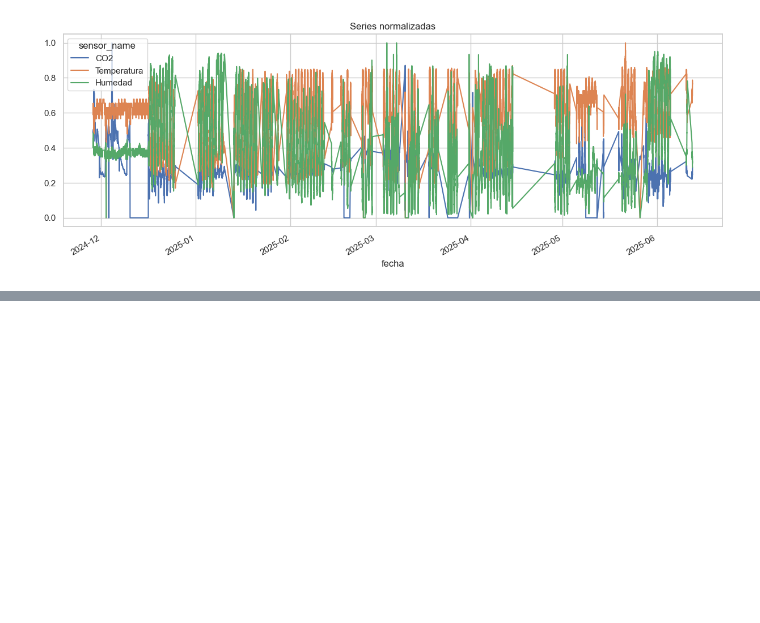
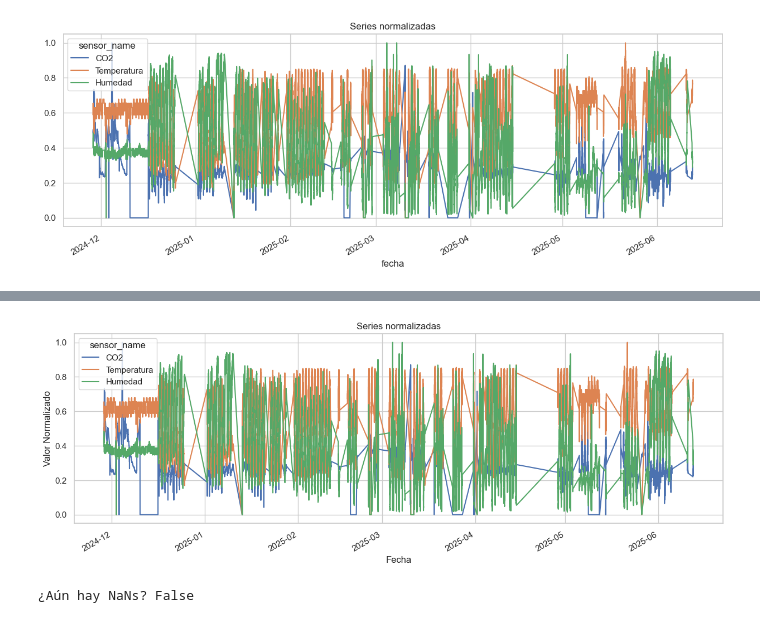
Before and after one commit to JoaquinCar/ScikitLearn_MachineLearning, a Jupyter notebook: estacion1/EDA.ipynb, the cells around one changed output, grey strips where cells are left out. Drawn from its saved outputs; the diff is of its cells as text; code cells hidden in the pictures; blank space fills up the shorter version.

Commit message:
analisis completado y normalizacion de los datos completa entre 0 y 1

```diff
--- a/estacion1/EDA.ipynb
+++ b/estacion1/EDA.ipynb
@@ -319,3 +341,22 @@ df_normalizado[['CO2', 'Temperatura', 'Humedad']].plot(figsize=(15, 5), title='S
 # %% [output]
 <Axes: title={'center': 'Series normalizadas'}, xlabel='fecha'>
 [figure]
+# %%
+from sklearn.preprocessing import MinMaxScaler
+import pandas as pd
+
+# Verifica que el índice sea datetime si aún no lo es
+df_pivot.index = pd.to_datetime(df_pivot.index)
+
+# Inicializar el escalador
+scaler = MinMaxScaler()
+
+# Aplicar el escalado por columna (sensor)
+df_normalizado = pd.DataFrame(
+    scaler.fit_transform(df_pivot),
+    columns=df_pivot.columns,
+    index=df_pivot.index
+)
+
+print("Datos normalizados (rango [0, 1]):")
+display(df_normalizado.head())
@@ -321,0 +372,32 @@ df_normalizado[['CO2', 'Temperatura', 'Humedad']].plot(figsize=(15, 5), title='S
+# %%
+import matplotlib.pyplot as plt
+
+# Verificar forma de las series normalizadas
+df_normalizado[['CO2', 'Temperatura', 'Humedad']].plot(figsize=(15, 5), title='Series normalizadas')
+plt.xlabel("Fecha")
+plt.ylabel("Valor Normalizado")
+plt.grid(True)
+plt.show()
+# %% [output]
+[figure, added]
+# %%
+# 1. Asegurar que el índice esté ordenado
+df_normalizado = df_normalizado.sort_index()
+
+# 2. Crear un rango de fechas con frecuencia fija (basado en tus datos: cada 5 minutos)
+full_index = pd.date_range(
+    start=df_normalizado.index.min(),
+    end=df_normalizado.index.max(),
+    freq='5min'  # puedes cambiar esto si usas otro intervalo
+)
+
+# 3. Reindexar y agregar filas faltantes
+df_completo = df_normalizado.reindex(full_index)
+
+# 4. Interpolación lineal de los valores faltantes
+df_completo = df_completo.interpolate(method='linear')
+
+# 5. (Opcional) Confirmar que ya no hay nulos
+print("¿Aún hay NaNs?", df_completo.isnull().values.any())
+# %% [output]
+¿Aún hay NaNs? False
```
Also changed, not shown: parts of 8 cells of this notebook.
